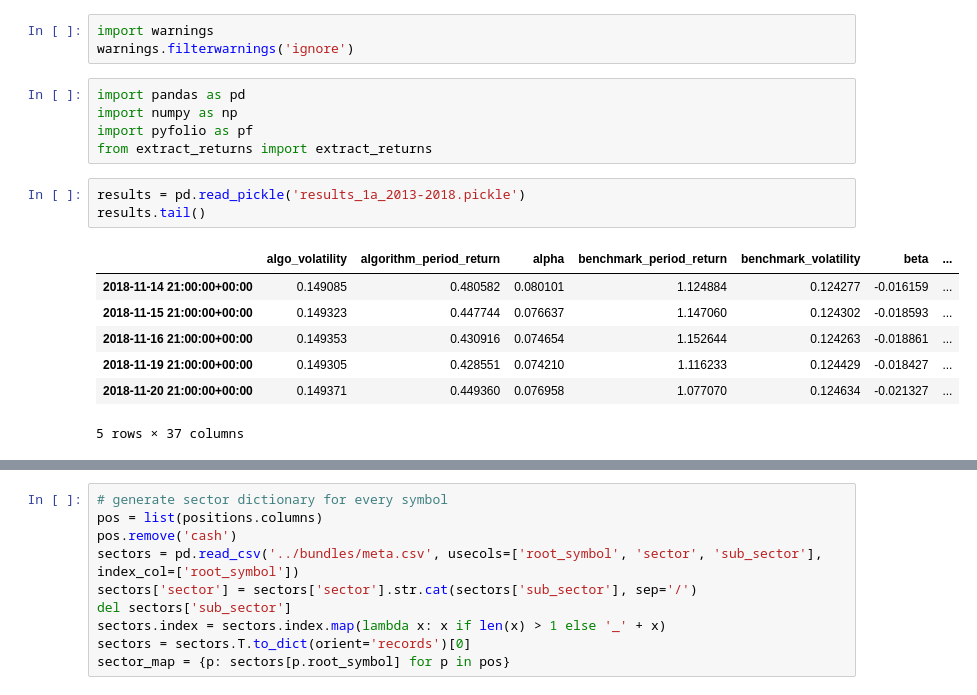
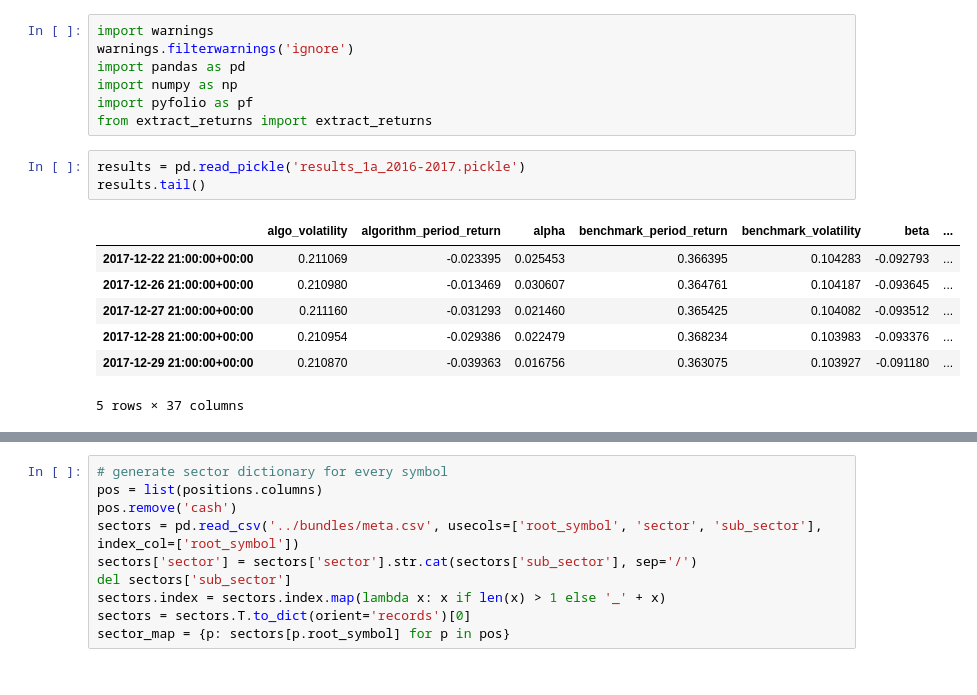
Before and after one commit to t1user/zipline, a Jupyter notebook: strategies/analytics.ipynb, the cells around one changed output, grey strips where cells are left out. Cells and saved outputs as stored; diff of their text form.

```diff
--- a/strategies/analytics.ipynb
+++ b/strategies/analytics.ipynb
@@ -1,21 +1,20 @@
-# %%
-import warnings
-warnings.filterwarnings('ignore')
 # %%
+import warnings
+warnings.filterwarnings('ignore')
 import pandas as pd
 import numpy as np
 import pyfolio as pf
 from extract_returns import extract_returns
 # %%
-results = pd.read_pickle('results_1a_2013-2018.pickle')
+results = pd.read_pickle('results_1a_2016-2017.pickle')
 results.tail()
 # %% [output]
 |  | algo_volatility | algorithm_period_return | alpha | benchmark_period_return | benchmark_volatility | beta | ... |
-| 2018-11-14 21:00:00+00:00 | 0.149085 | 0.480582 | 0.080101 | 1.124884 | 0.124277 | -0.016159 | ... |
-| 2018-11-15 21:00:00+00:00 | 0.149323 | 0.447744 | 0.076637 | 1.147060 | 0.124302 | -0.018593 | ... |
-| 2018-11-16 21:00:00+00:00 | 0.149353 | 0.430916 | 0.074654 | 1.152644 | 0.124263 | -0.018861 | ... |
-| 2018-11-19 21:00:00+00:00 | 0.149305 | 0.428551 | 0.074210 | 1.116233 | 0.124429 | -0.018427 | ... |
-| 2018-11-20 21:00:00+00:00 | 0.149371 | 0.449360 | 0.076958 | 1.077070 | 0.124634 | -0.021327 | ... |
+| 2017-12-22 21:00:00+00:00 | 0.211069 | -0.023395 | 0.025453 | 0.366395 | 0.104283 | -0.092793 | ... |
+| 2017-12-26 21:00:00+00:00 | 0.210980 | -0.013469 | 0.030607 | 0.364761 | 0.104187 | -0.093645 | ... |
+| 2017-12-27 21:00:00+00:00 | 0.211160 | -0.031293 | 0.021460 | 0.365425 | 0.104082 | -0.093512 | ... |
+| 2017-12-28 21:00:00+00:00 | 0.210954 | -0.029386 | 0.022479 | 0.368234 | 0.103983 | -0.093376 | ... |
+| 2017-12-29 21:00:00+00:00 | 0.210870 | -0.039363 | 0.016756 | 0.363075 | 0.103927 | -0.091180 | ... |
 5 rows × 37 columns
 # %%
 returns, positions, transactions = extract_returns(results)
```
Also changed, not shown: parts of 23 cells of this notebook, 9 other files.
